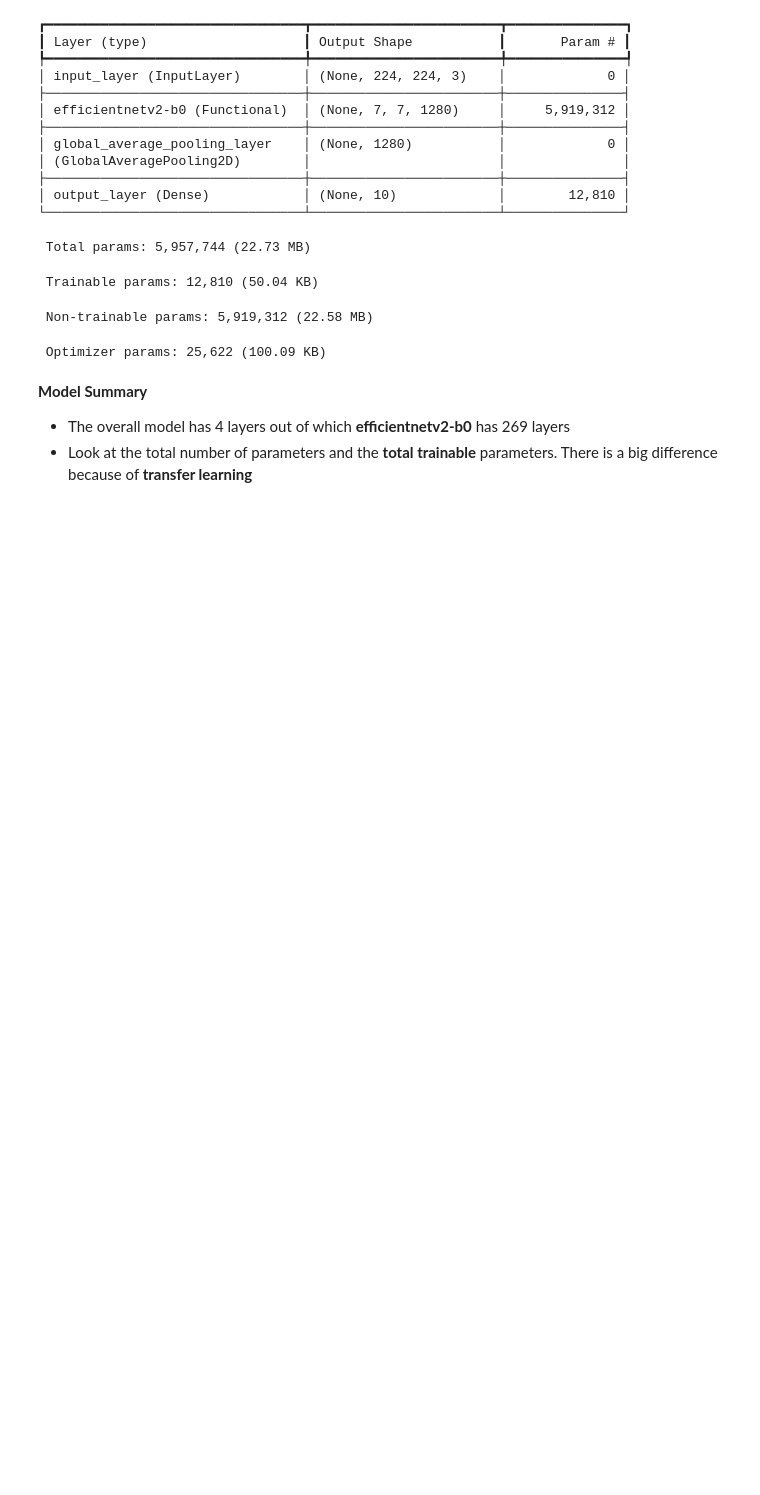
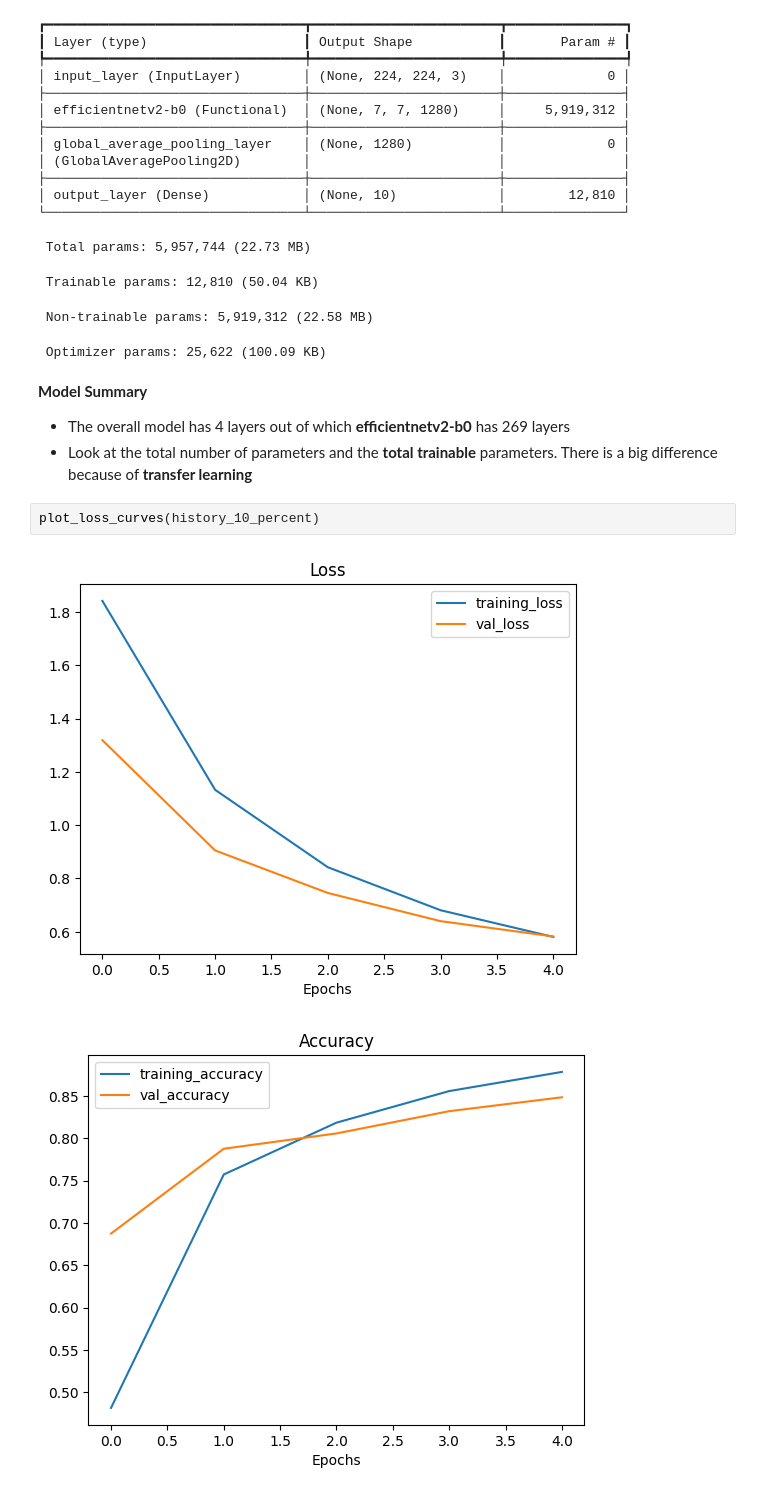
Before and after one commit to Amirzeb-badshah/DeepLearning_With_TensorFlow-Course, a Jupyter notebook: Transfer_Learning_005.ipynb, the cells around one changed output. Drawn from its saved outputs; the diff is of its cells as text; blank space fills up the shorter version.

```diff
--- a/Transfer_Learning_005.ipynb
+++ b/Transfer_Learning_005.ipynb
@@ -873,3 +874,8 @@ Model: "functional"
 
 - The overall model has 4 layers out of which **efficientnetv2-b0** has 269 layers
 - Look at the total number of parameters and the **total trainable** parameters. There is a big difference because of **transfer learning**
+# %%
+plot_loss_curves(history_10_percent)
+# %% [output]
+[figure, added]
+[figure, added]
```
Also changed, not shown: parts of 16 cells of this notebook.
